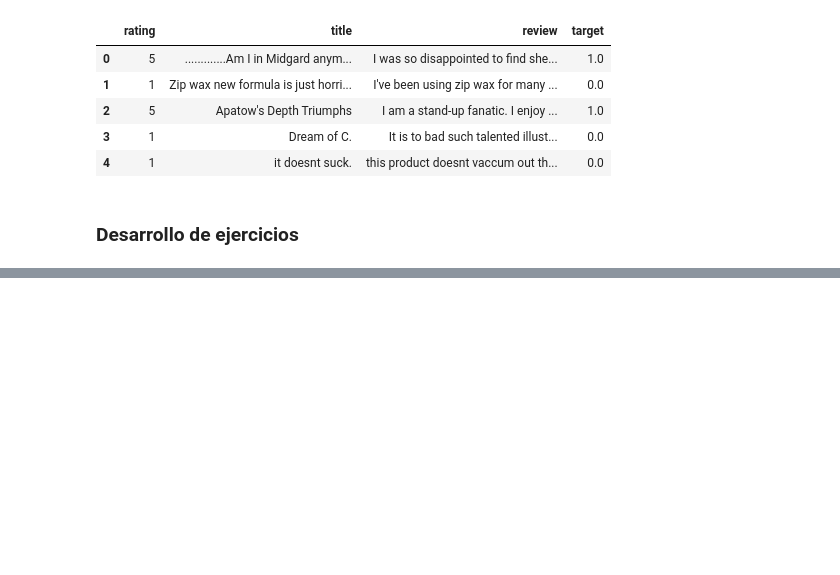
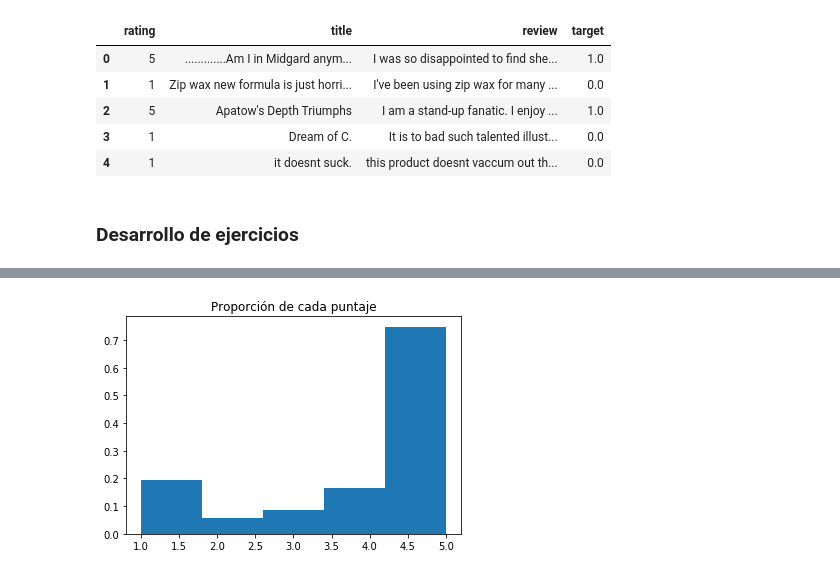
Before and after one commit to aenet/mentoria, a Jupyter notebook: analisis-visualizacion/tp-analisis-visualizacion.ipynb, the cells around one changed output, grey strips where cells are left out. Drawn from its saved outputs; the diff is of its cells as text; code cells hidden in the pictures; blank space fills up the shorter version.

```diff
--- a/analisis-visualizacion/tp-analisis-visualizacion.ipynb
+++ b/analisis-visualizacion/tp-analisis-visualizacion.ipynb
@@ -56,0 +75,7 @@ sub_dt.apply(lambda x: x.fillna(x.mean()))
+# %%
+plt.hist(x=dt["rating"], bins=5, align='mid', density=True, label='Rating')
+# NAHUEL: no sé por qué me queda el gráfico así (no bien alineado y tampoco estoy segura de que esté bien normalizado)
+plt.title("Proporción de cada puntaje")
+plt.show()
+# %% [output]
+[figure, added]
```
Also changed, not shown: parts of 9 cells of this notebook, 2 other files.
